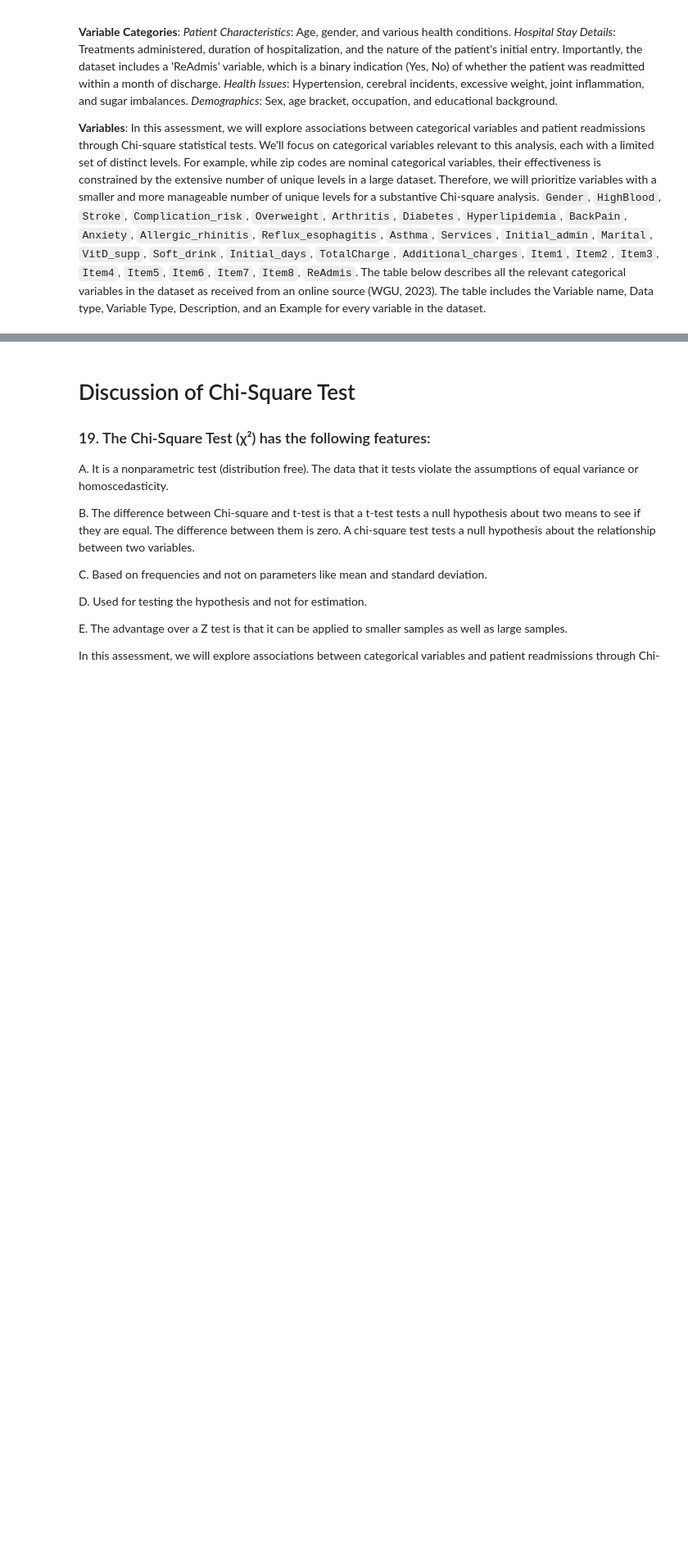
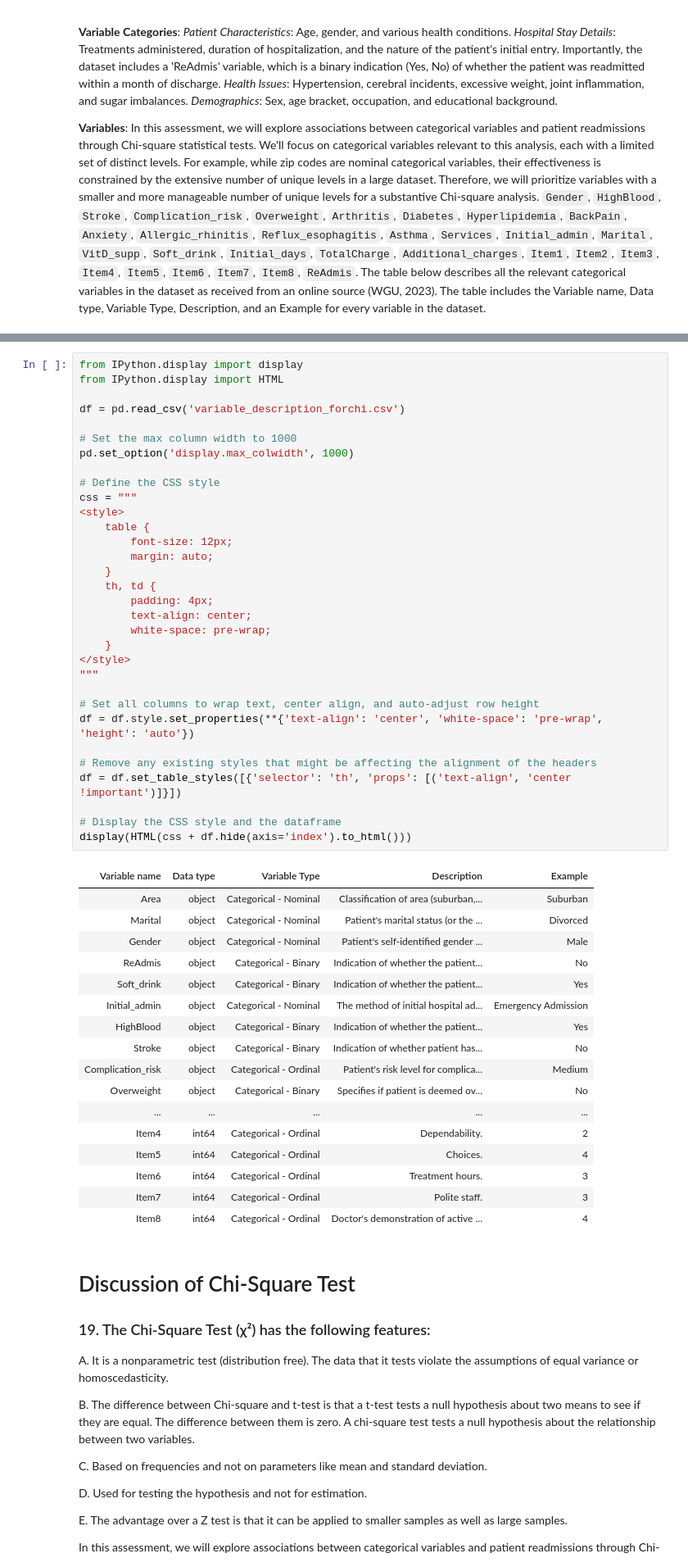
Before and after one commit to vertigoa/master, a Jupyter notebook: main.ipynb, the cells around one changed output, grey strips where cells are left out. Shown at 82% size. Saved outputs shown, nothing was run; the diff lists cells and outputs as text; blank space fills up the shorter version.

```diff
--- a/main.ipynb
+++ b/main.ipynb
@@ -635,3 +668,53 @@ The stakeholders likely include hospital administrators, healthcare staff, patie
+# %%
+from IPython.display import display
+from IPython.display import HTML
+
+df = pd.read_csv('variable_description_forchi.csv')
+
+# Set the max column width to 1000
+pd.set_option('display.max_colwidth', 1000)
+
+# Define the CSS style
+css = """
+<style>
+    table {
+        font-size: 12px;
+        margin: auto;
+    }
+    th, td {
+        padding: 4px;
+        text-align: center;
+        white-space: pre-wrap;
+    }
+</style>
+"""
+
+# Set all columns to wrap text, center align, and auto-adjust row height
+df = df.style.set_properties(**{'text-align': 'center', 'white-space': 'pre-wrap', 'height': 'auto'})
+
+# Remove any existing styles that might be affecting the alignment of the headers
+df = df.set_table_styles([{'selector': 'th', 'props': [('text-align', 'center !important')]}])
+
+# Display the CSS style and the dataframe
+display(HTML(css + df.hide(axis='index').to_html()))
+# %% [output]
+| Variable name | Data type | Variable Type | Description | Example |
+| Area | object | Categorical - Nominal | Classification of area (suburban,... | Suburban |
+| Marital | object | Categorical - Nominal | Patient's marital status (or the ... | Divorced |
+| Gender | object | Categorical - Nominal | Patient's self-identified gender ... | Male |
+| ReAdmis | object | Categorical - Binary | Indication of whether the patient... | No |
+| Soft_drink | object | Categorical - Binary | Indication of whether the patient... | Yes |
+| Initial_admin | object | Categorical - Nominal | The method of initial hospital ad... | Emergency Admission |
+| HighBlood | object | Categorical - Binary | Indication of whether the patient... | Yes |
+| Stroke | object | Categorical - Binary | Indication of whether patient has... | No |
+| Complication_risk | object | Categorical - Ordinal | Patient's risk level for complica... | Medium |
+| Overweight | object | Categorical - Binary | Specifies if patient is deemed ov... | No |
+| ... | ... | ... | ... | ... |
+| Item4 | int64 | Categorical - Ordinal | Dependability. | 2 |
+| Item5 | int64 | Categorical - Ordinal | Choices. | 4 |
+| Item6 | int64 | Categorical - Ordinal | Treatment hours. | 3 |
+| Item7 | int64 | Categorical - Ordinal | Polite staff. | 3 |
+| Item8 | int64 | Categorical - Ordinal | Doctor's demonstration of active ... | 4 |
 # %% [markdown]
 # Discussion of Chi-Square Test
 
```
Also changed, not shown: parts of 11 cells of this notebook, 2 other files.
